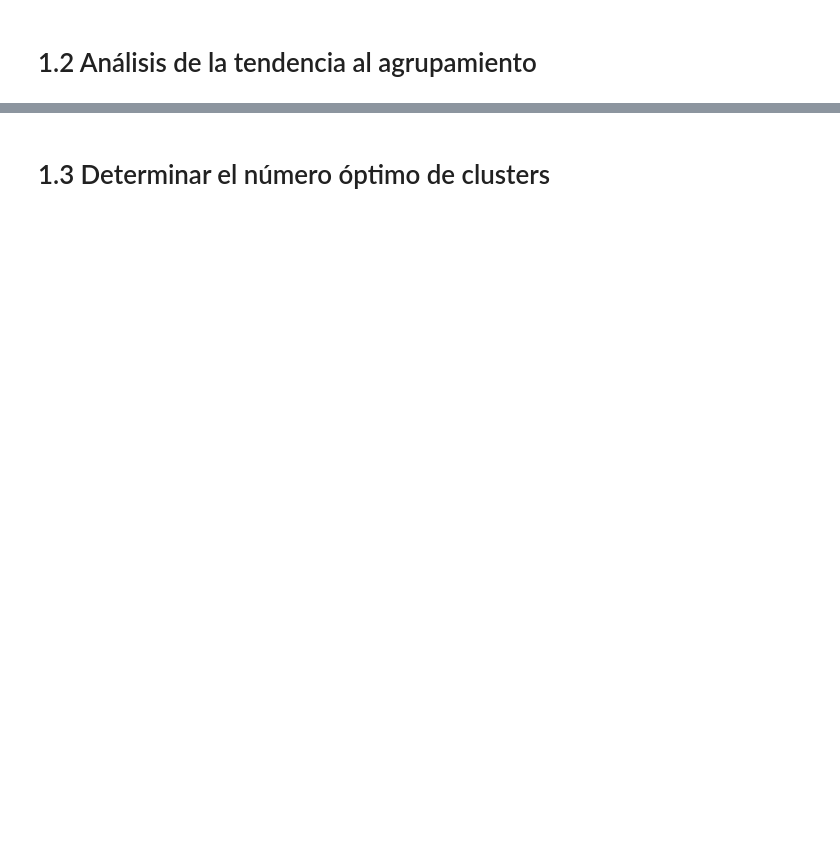
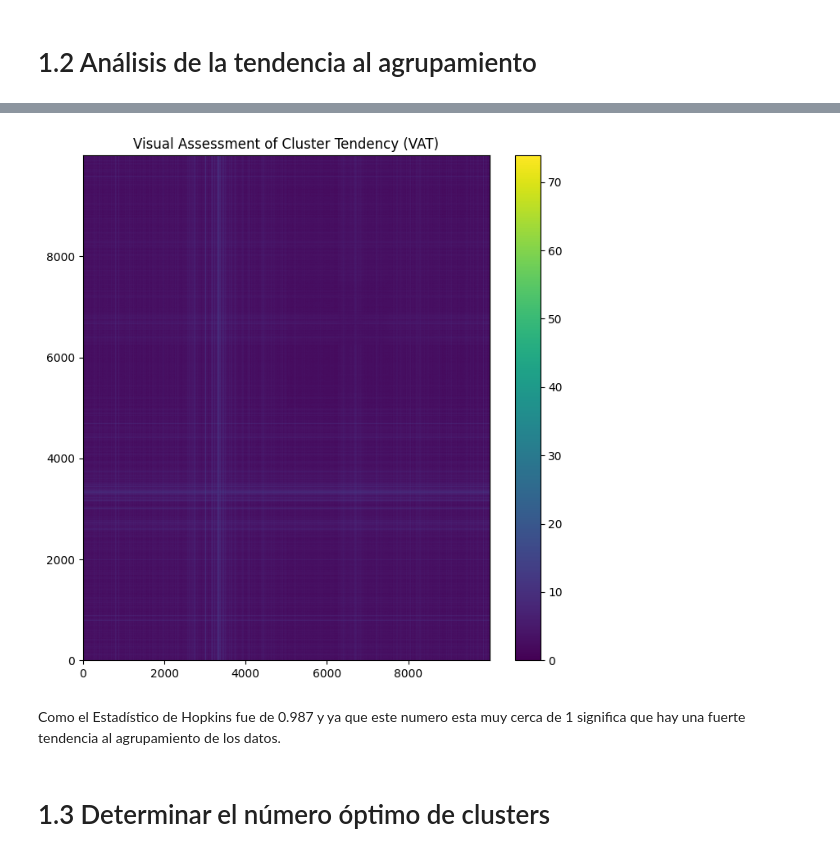
Before and after one commit to SebastianUVG/HT2_mineriaDatos, a Jupyter notebook: ht2-remix.ipynb, the cells around one changed output, grey strips where cells are left out. Saved outputs shown, nothing was run; the diff lists cells and outputs as text; code cells hidden in the pictures; blank space fills up the shorter version.

```diff
--- a/ht2-remix.ipynb
+++ b/ht2-remix.ipynb
@@ -103,3 +156,21 @@ Estadístico de Hopkins: 0.986
+# %%
+def VAT(X):
+    dist_matrix = pdist(X, 'euclidean')
+    dist_matrix = squareform(dist_matrix)
+    order = np.argsort(np.min(dist_matrix, axis=0))
+    dist_matrix = dist_matrix[order, :][:, order]
+
+    plt.figure(figsize=(8, 8))
+    plt.imshow(dist_matrix, cmap='viridis', aspect='auto', origin='lower')
+    plt.colorbar()
+    plt.title('Visual Assessment of Cluster Tendency (VAT)')
+    plt.show()
+
+VAT(X_scaled)
+# %% [output]
+[figure, added]
+# %% [markdown]
+Como el Estadístico de Hopkins fue de 0.987 y ya que este numero esta muy cerca de 1 significa que hay una fuerte tendencia al agrupamiento de los datos.
 # %% [markdown]
 # 1.3 Determinar el número óptimo de clusters #
 # %%
```
Also changed, not shown: parts of 17 cells of this notebook.
